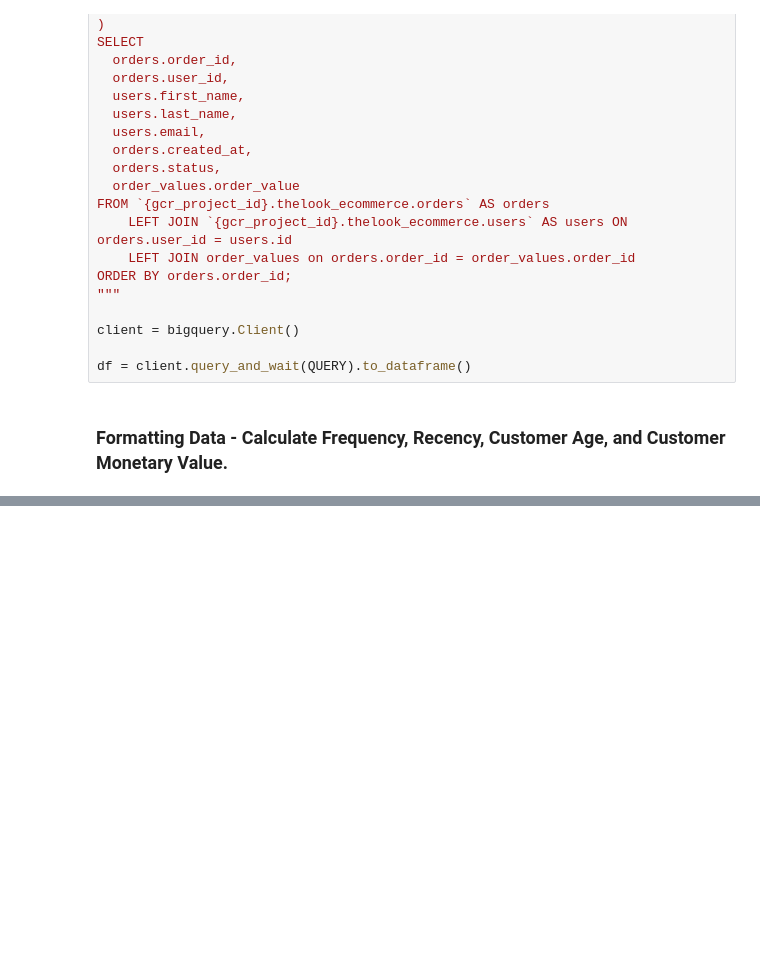
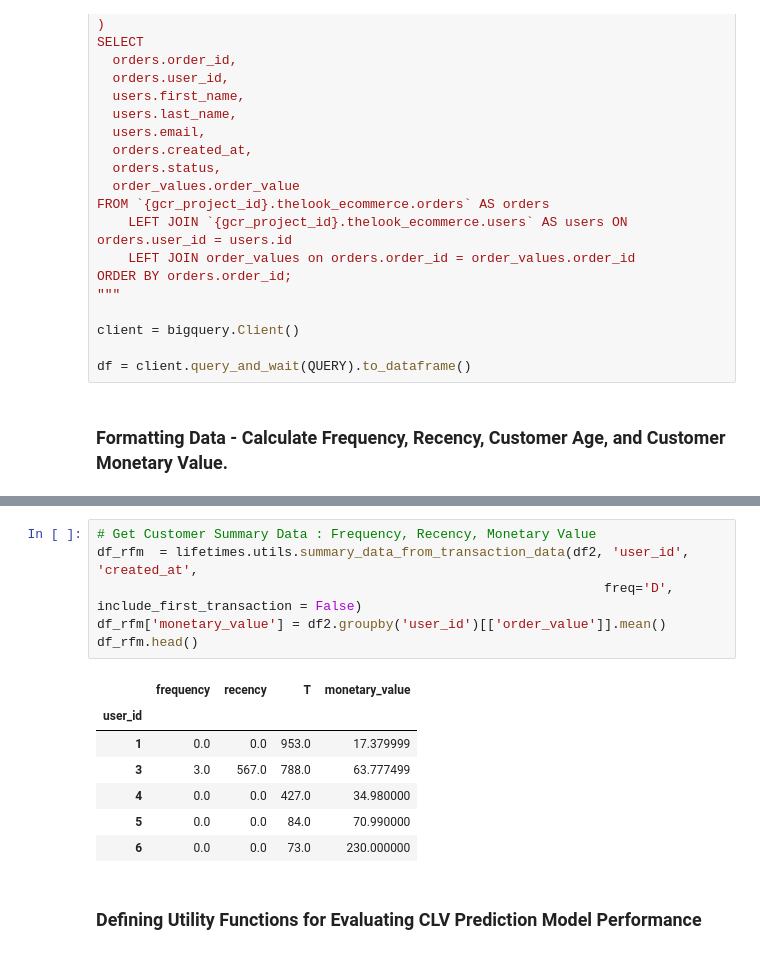
Before and after one commit to axeleichelmann/ecommerce-project, a Jupyter notebook: notebooks/clv-preds.ipynb, the cells around one changed output, grey strips where cells are left out. Cells and saved outputs as stored; diff of their text form; blank space fills up the shorter version.

```diff
--- a/notebooks/clv-preds.ipynb
+++ b/notebooks/clv-preds.ipynb
@@ -406,0 +62,16 @@ df_preds_summary[df_preds_summary.revenue < df_preds_summary.revenue.quantile(0.
+# %%
+# Get Customer Summary Data : Frequency, Recency, Monetary Value
+df_rfm  = lifetimes.utils.summary_data_from_transaction_data(df2, 'user_id', 'created_at',
+                                                                 freq='D', include_first_transaction = False)
+df_rfm['monetary_value'] = df2.groupby('user_id')[['order_value']].mean()
+df_rfm.head()
+# %% [output]
+|  | frequency | recency | T | monetary_value |
+| user_id |  |  |  |  |
+| 1 | 0.0 | 0.0 | 953.0 | 17.379999 |
+| 3 | 3.0 | 567.0 | 788.0 | 63.777499 |
+| 4 | 0.0 | 0.0 | 427.0 | 34.980000 |
+| 5 | 0.0 | 0.0 | 84.0 | 70.990000 |
+| 6 | 0.0 | 0.0 | 73.0 | 230.000000 |
+# %% [markdown]
+### Defining Utility Functions for Evaluating CLV Prediction Model Performance
```
Also changed, not shown: parts of 39 cells of this notebook.
